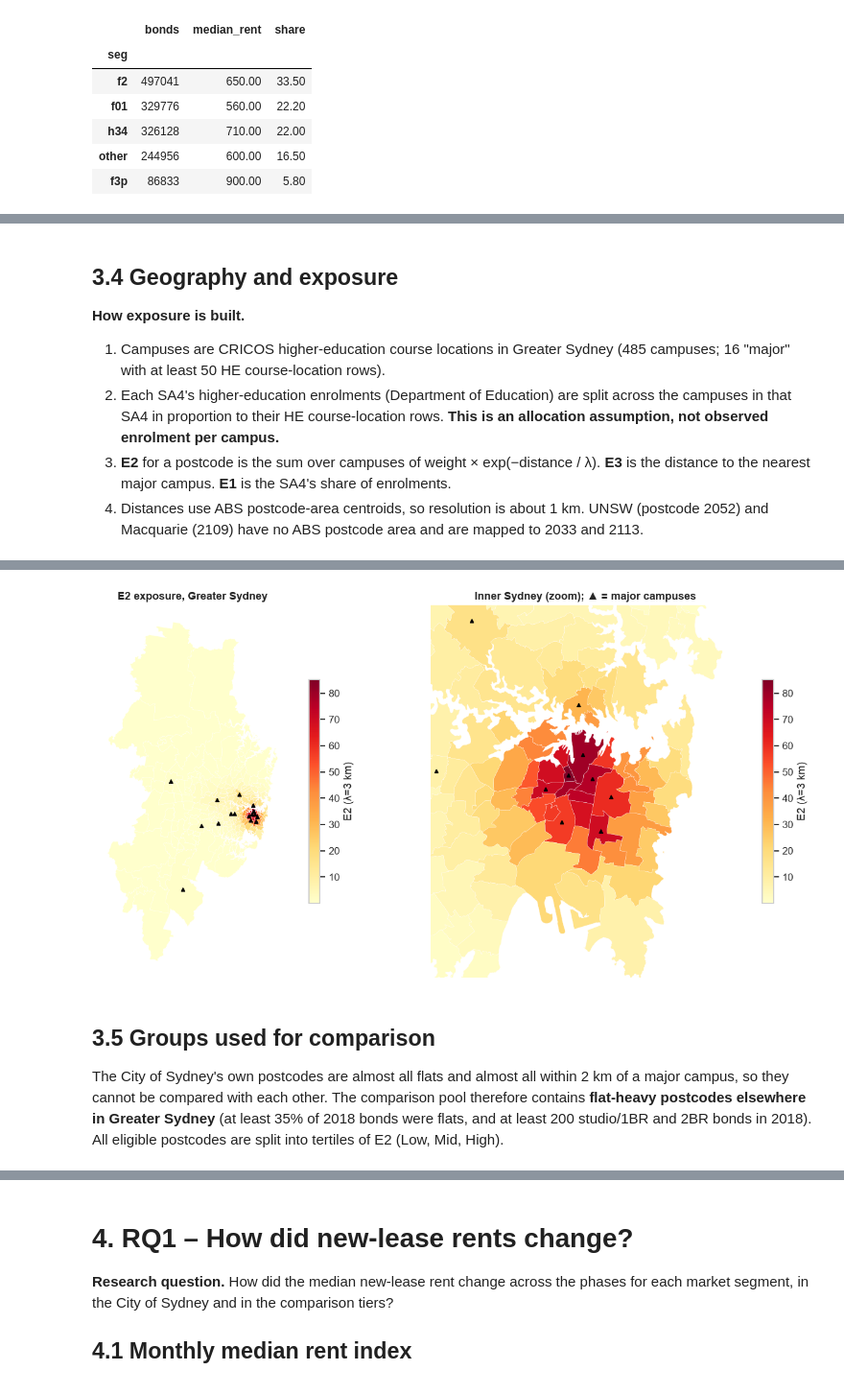
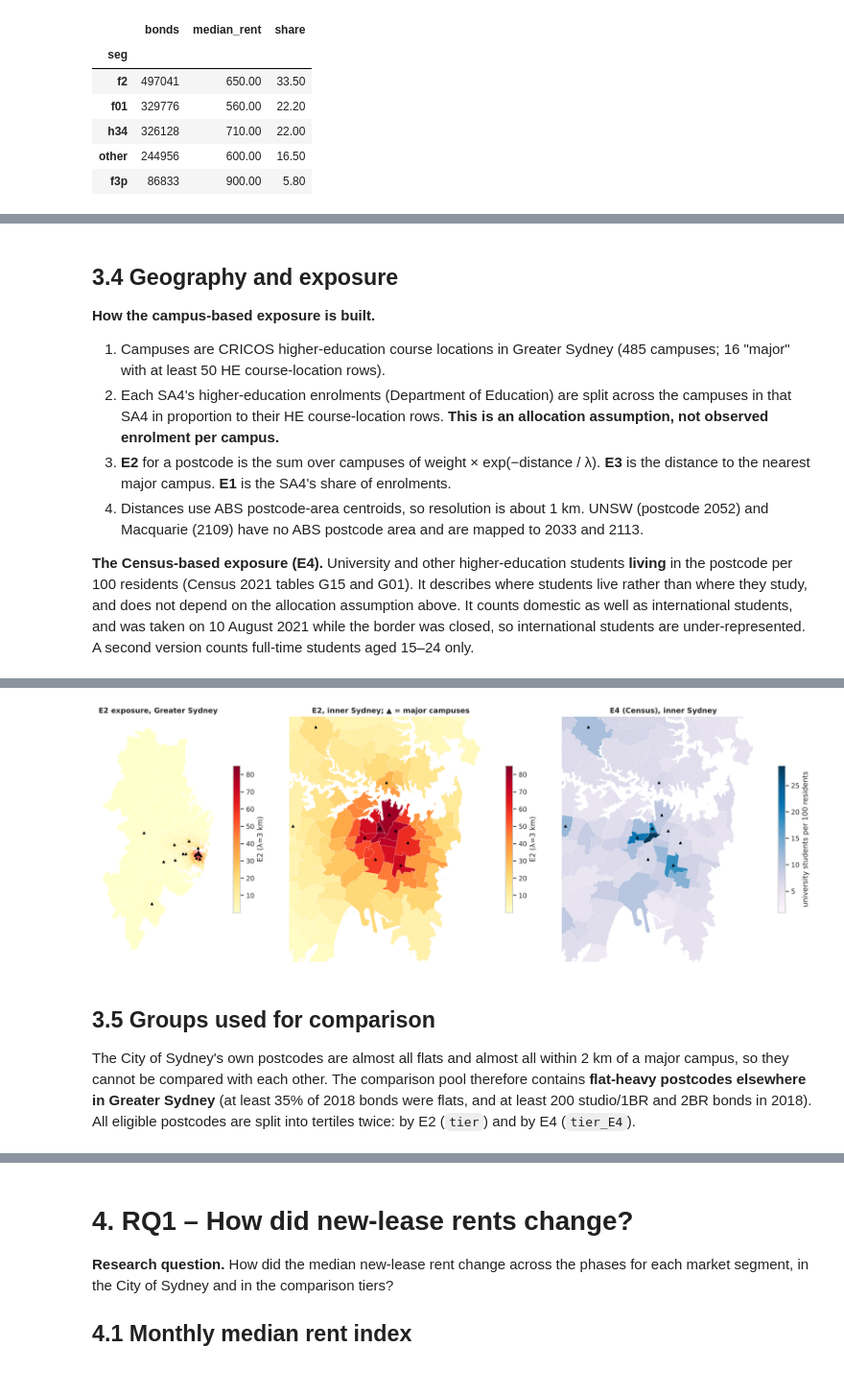
Before and after one commit to sallyvu24/cr_mentor, a Jupyter notebook: data/notebooks/sydney_student_rent_eda.ipynb, the cells around one changed output, grey strips where cells are left out. Shown at 96% size. Cells and saved outputs as stored; diff of their text form; code cells hidden in the pictures.

```diff
--- a/data/notebooks/sydney_student_rent_eda.ipynb
+++ b/data/notebooks/sydney_student_rent_eda.ipynb
@@ -77,14 +94,13 @@ No grade implies causation.
 # 1. Setup and data loading
 # %%
 from pathlib import Path
-import json
 import warnings
 
 import numpy as np
 import pandas as pd
 import duckdb
 import matplotlib.pyplot as plt
-import matplotlib.dates as mdates
+from matplotlib.patches import Patch
 import seaborn as sns
 import geopandas as gpd
 from scipy import stats
@@ -95,7 +111,7 @@ warnings.filterwarnings("ignore", category=FutureWarning)
 # Locate the data folder (contains processed/ and raw/) whether the notebook runs from notebooks/ or elsewhere.
 ROOT = next(p for p in [Path.cwd(), *Path.cwd().parents] if (p / "processed").exists())
 PROC, RAW = ROOT / "processed", ROOT / "raw"
-AIRBNB_DIR = ROOT.parent / "inside_airbnb_data"
+EXTRACTED = PROC / "extracted"            # tables written by 00_data_extraction_overview.ipynb
 SEED = 42
 
 pd.set_option("display.max_columns", 40)
@@ -353,11 +532,19 @@ doe = pd.read_excel(RAW / "doe_sa4" / "intl_student_sa4.xlsx", header=5, usecols
 doe = doe.rename(columns=lambda c: c.strip().lower().replace(" ", "_"))      # tidy column names
 doe["enrolments"] = pd.to_numeric(doe["enrolments"], errors="coerce")           # "<5" cells are suppressed -> NaN
 
-# --- BP0015 cube
+# --- BP0015 cube (visas granted; used for the sensitivity phases)
 bp = pd.read_parquet(PROC / "bp0015_granted_cube.parquet")
 
+# --- Enrichment tables extracted by 00_data_extraction_overview.ipynb
+bp19 = pd.read_parquet(EXTRACTED / "bp0019_visa_holders.parquet")              # visa holders present, quarter-end
+census = pd.read_parquet(EXTRACTED / "census2021_postcode.parquet")             # Census 2021, one row per NSW postcode
+dcj = pd.read_parquet(EXTRACTED / "dcj_rent_postcode_quarterly.parquet")        # DCJ rent tables, 2018Q1-2022Q4
+audit = pd.read_csv(EXTRACTED / "cos_housing_audit_student_rooms.csv")          # City of Sydney Housing Audit, June 2015-2025
+
 pd.DataFrame([profile(cr_cl, "CRICOS course-locations"), profile(cr_loc, "CRICOS locations"), profile(cr_crs, "CRICOS courses"),
-              profile(cr_ins, "CRICOS institutions"), profile(doe, "DoE enrolments by SA4"), profile(bp, "BP0015 cube")])
+              profile(cr_ins, "CRICOS institutions"), profile(doe, "DoE enrolments by SA4"), profile(bp, "BP0015 visas granted"),
+              profile(bp19, "BP0019 visa holders present"), profile(census, "Census 2021 by postcode"),
+              profile(dcj, "DCJ rent tables (quarterly)"), profile(audit, "CoS Housing Audit")])
 # %% [output]
 |  | source | rows | columns | missing cells % | duplicate rows |
 | 0 | CRICOS course-locations | 46511 | 6 | 0.00 | 51 |
@@ -535,11 +809,16 @@ a robustness check across variants can prove (section 8).
 # %% [markdown]
 ## 3.4 Geography and exposure
 
-**How exposure is built.**
+**How the campus-based exposure is built.**
 1. Campuses are CRICOS higher-education course locations in Greater Sydney (485 campuses; 16 "major" with at least 50 HE course-location rows).
 2. Each SA4's higher-education enrolments (Department of Education) are split across the campuses in that SA4 in proportion to their HE course-location rows. **This is an allocation assumption, not observed enrolment per campus.**
 3. **E2** for a postcode is the sum over campuses of weight × exp(−distance / λ). **E3** is the distance to the nearest major campus. **E1** is the SA4's share of enrolments.
 4. Distances use ABS postcode-area centroids, so resolution is about 1 km. UNSW (postcode 2052) and Macquarie (2109) have no ABS postcode area and are mapped to 2033 and 2113.
+
+**The Census-based exposure (E4).** University and other higher-education students **living** in the postcode per 100 residents (Census 2021 tables G15 and G01).
+It describes where students live rather than where they study, and does not depend on the allocation assumption above. It counts domestic as well as
+international students, and was taken on 10 August 2021 while the border was closed, so international students are under-represented. A second version counts
+full-time students aged 15–24 only.
 # %%
 campuses = pd.read_csv(PROC / "he_campuses.csv", dtype={"poa": str, "postcode_cricos": str})
 print(f"Campuses: {len(campuses)} | major (>=50 HE rows): {(campuses.he_rows >= 50).sum()}")
@@ -559,34 +838,37 @@ Campuses: 485 | major (>=50 HE rows): 16
 # %%
 POA_SHP = RAW / "abs_poa" / "shp" / "POA_2021_AUST_GDA2020.shp"
 poa_gdf = gpd.read_file(POA_SHP, bbox=(150.55, -34.25, 151.45, -33.35)).rename(columns={"POA_CODE21": "poa"})[["poa", "geometry"]]
-poa_gdf = poa_gdf[poa_gdf.poa.isin(pool_poas)].merge(exposure.drop(columns=["lat", "lon"]), on="poa")
+poa_gdf = (poa_gdf[poa_gdf.poa.isin(pool_poas)].merge(exposure.drop(columns=["lat", "lon"]), on="poa")
+           .merge(census[["poa", "uni_students_per_100"]], on="poa", how="left"))
 cam_df = campuses.groupby("poa").agg(lat=("lat", "first"), lon=("lon", "first"), he_rows=("he_rows", "sum")).reset_index()
 cam_pts = gpd.GeoDataFrame(cam_df, geometry=gpd.points_from_xy(cam_df.lon, cam_df.lat), crs=poa_gdf.crs)
 cam_pts = cam_pts[(cam_pts.he_rows >= 50) & cam_pts.poa.isin(pool_poas)]
 
 def draw_map(ax, gdf, col, title, cmap="YlOrRd", bbox=None, points=None, legend_label=""):
     """Choropleth of postcode areas; optional bounding box (zoom) and point overlay."""
     gdf.plot(column=col, cmap=cmap, linewidth=0.2, edgecolor="white", ax=ax, legend=True,
              legend_kwds={"shrink": 0.6, "label": legend_label}, missing_kwds={"color": "#e5e8e8"})
     if points is not None:
         points.plot(ax=ax, color="black", markersize=14, marker="^", zorder=5)
     if bbox:
         ax.set_xlim(bbox[0], bbox[2]); ax.set_ylim(bbox[1], bbox[3])
     ax.set_aspect(1 / np.cos(np.radians(33.85)))
     ax.set_axis_off(); ax.set_title(title)
 
-fig, axes = plt.subplots(1, 2, figsize=(14, 6.2))
+inner = (151.10, -34.00, 151.32, -33.78)
+fig, axes = plt.subplots(1, 3, figsize=(19, 6.2))
 draw_map(axes[0], poa_gdf, "E2_rows_l3", "E2 exposure, Greater Sydney", points=cam_pts, legend_label="E2 (λ=3 km)")
-draw_map(axes[1], poa_gdf, "E2_rows_l3", "Inner Sydney (zoom); ▲ = major campuses", bbox=(151.10, -34.00, 151.32, -33.78),
-         points=cam_pts, legend_label="E2 (λ=3 km)")
+draw_map(axes[1], poa_gdf, "E2_rows_l3", "E2, inner Sydney; ▲ = major campuses", bbox=inner, points=cam_pts, legend_label="E2 (λ=3 km)")
+draw_map(axes[2], poa_gdf, "uni_students_per_100", "E4 (Census), inner Sydney", cmap="PuBu", bbox=inner, points=cam_pts,
+         legend_label="university students per 100 residents")
 plt.tight_layout()
 plt.show()
 # %% [output]
-[figure, old version]
+[figure, new version]
 # %% [markdown]
 ## 3.5 Groups used for comparison
 
 The City of Sydney's own postcodes are almost all flats and almost all within 2 km of a major campus, so they cannot be compared with each other.
 The comparison pool therefore contains **flat-heavy postcodes elsewhere in Greater Sydney** (at least 35% of 2018 bonds were flats, and at least 200
-studio/1BR and 2BR bonds in 2018). All eligible postcodes are split into tertiles of E2 (Low, Mid, High).
+studio/1BR and 2BR bonds in 2018). All eligible postcodes are split into tertiles twice: by E2 (`tier`) and by E4 (`tier_E4`).
 # %%
```
Also changed, not shown: parts of 97 cells of this notebook, 13 other files.
